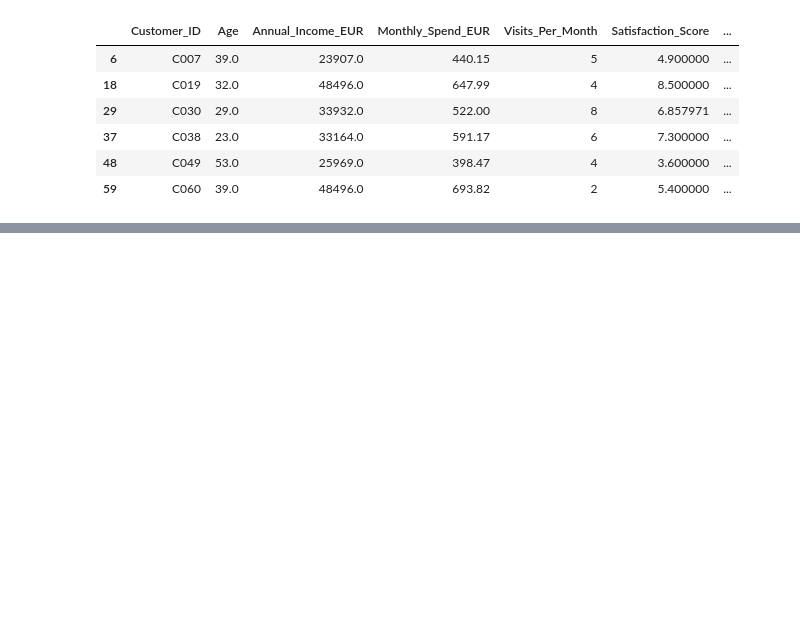
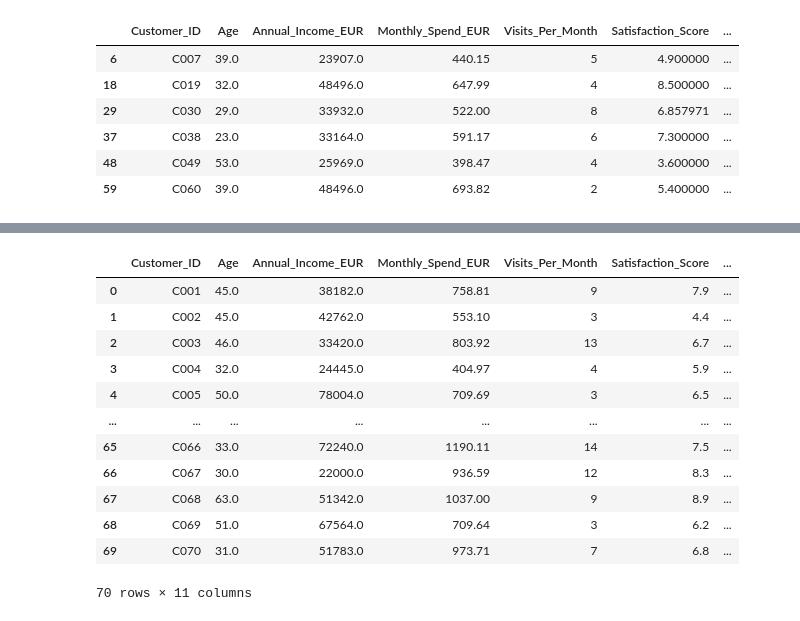
Before and after one commit to Ri-Dearg/da-labs, a Jupyter notebook: lab3_transform_regression.ipynb, the cells around one changed output, grey strips where cells are left out. Drawn from its saved outputs; the diff is of its cells as text; code cells hidden in the pictures; blank space fills up the shorter version.

```diff
--- a/lab3_transform_regression.ipynb
+++ b/lab3_transform_regression.ipynb
@@ -348,0 +379,21 @@ pd.DataFrame(
+# %%
+# Ordinal encode Membership in tier order, replacing the text column
+df_clean_encode['Membership_Ord'] = df_clean['Membership'].map(
+    {'Basic': 1, 'Standard': 2, 'Premium': 3}
+)
+df_clean_encode = df_clean_encode.drop(columns='Membership')
+df_clean_encode
+# %% [output]
+|  | Customer_ID | Age | Annual_Income_EUR | Monthly_Spend_EUR | Visits_Per_Month | Satisfaction_Score | ... |
+| 0 | C001 | 45.0 | 38182.0 | 758.81 | 9 | 7.9 | ... |
+| 1 | C002 | 45.0 | 42762.0 | 553.10 | 3 | 4.4 | ... |
+| 2 | C003 | 46.0 | 33420.0 | 803.92 | 13 | 6.7 | ... |
+| 3 | C004 | 32.0 | 24445.0 | 404.97 | 4 | 5.9 | ... |
+| 4 | C005 | 50.0 | 78004.0 | 709.69 | 3 | 6.5 | ... |
+| ... | ... | ... | ... | ... | ... | ... | ... |
+| 65 | C066 | 33.0 | 72240.0 | 1190.11 | 14 | 7.5 | ... |
+| 66 | C067 | 30.0 | 22000.0 | 936.59 | 12 | 8.3 | ... |
+| 67 | C068 | 63.0 | 51342.0 | 1037.00 | 9 | 8.9 | ... |
+| 68 | C069 | 51.0 | 67564.0 | 709.64 | 3 | 6.2 | ... |
+| 69 | C070 | 31.0 | 51783.0 | 973.71 | 7 | 6.8 | ... |
+70 rows × 11 columns
```
Also changed, not shown: parts of 6 cells of this notebook.
